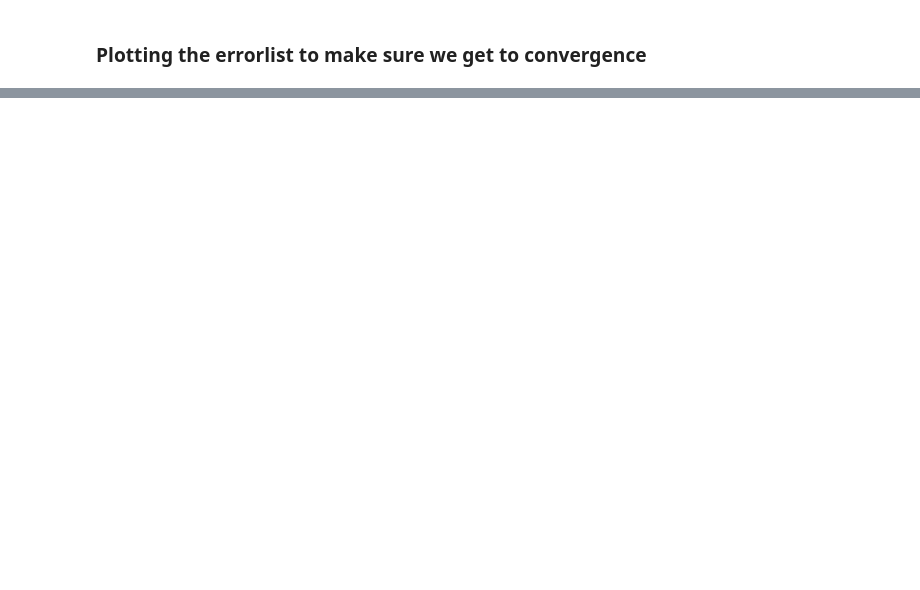
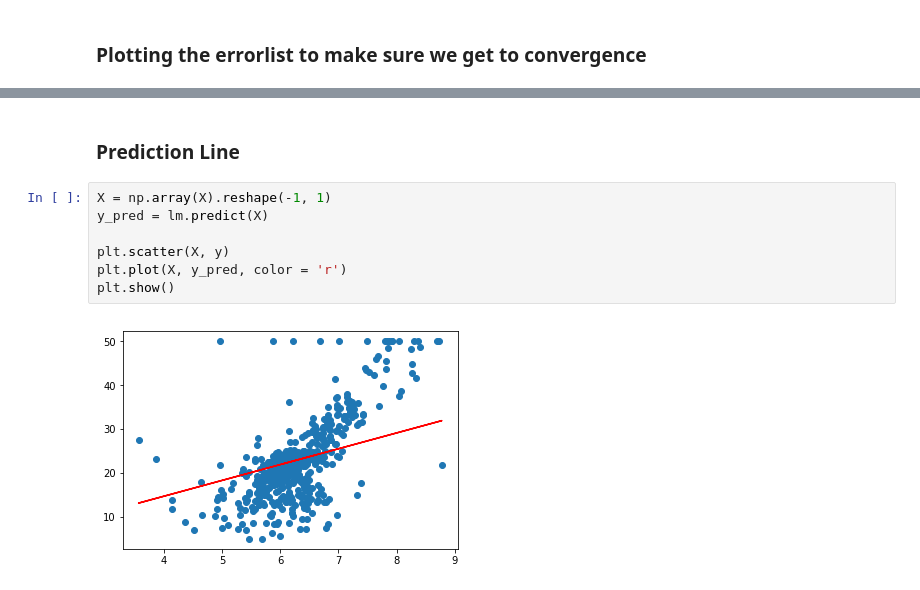
Before and after one commit to emrahsariboz/Machine-learning-portfolio, a Jupyter notebook: Week 5/LinearRegressionUsingGradientDescent.ipynb, the cells around one changed output, grey strips where cells are left out. Drawn from its saved outputs; the diff is of its cells as text; blank space fills up the shorter version.

```diff
--- a/Week 5/LinearRegressionUsingGradientDescent.ipynb
+++ b/Week 5/LinearRegressionUsingGradientDescent.ipynb
@@ -114,3 +115,14 @@ Last MSE calculation is  20.756390074619308
+# %% [markdown]
+### Prediction Line
+# %%
+X = np.array(X).reshape(-1, 1)
+y_pred = lm.predict(X)
+
+plt.scatter(X, y)
+plt.plot(X, y_pred, color = 'r')
+plt.show()
+# %% [output]
+[figure, added]
 # %%
 dataset = load_boston()
 
```
Also changed, not shown: parts of 5 cells of this notebook.
